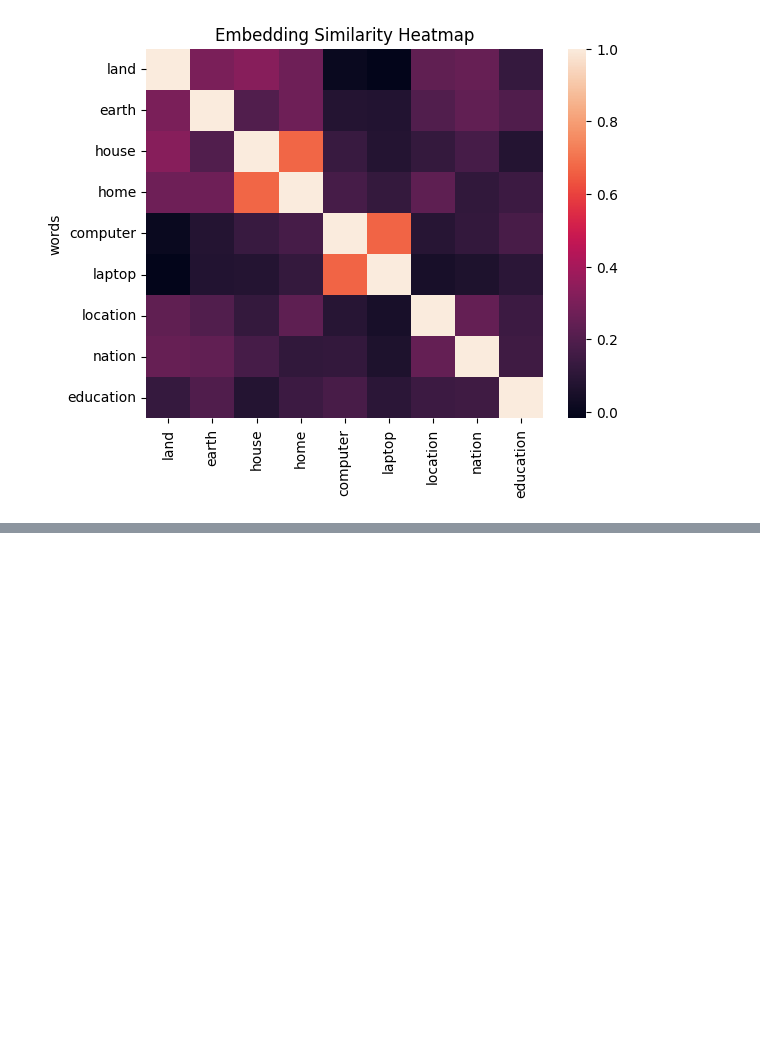
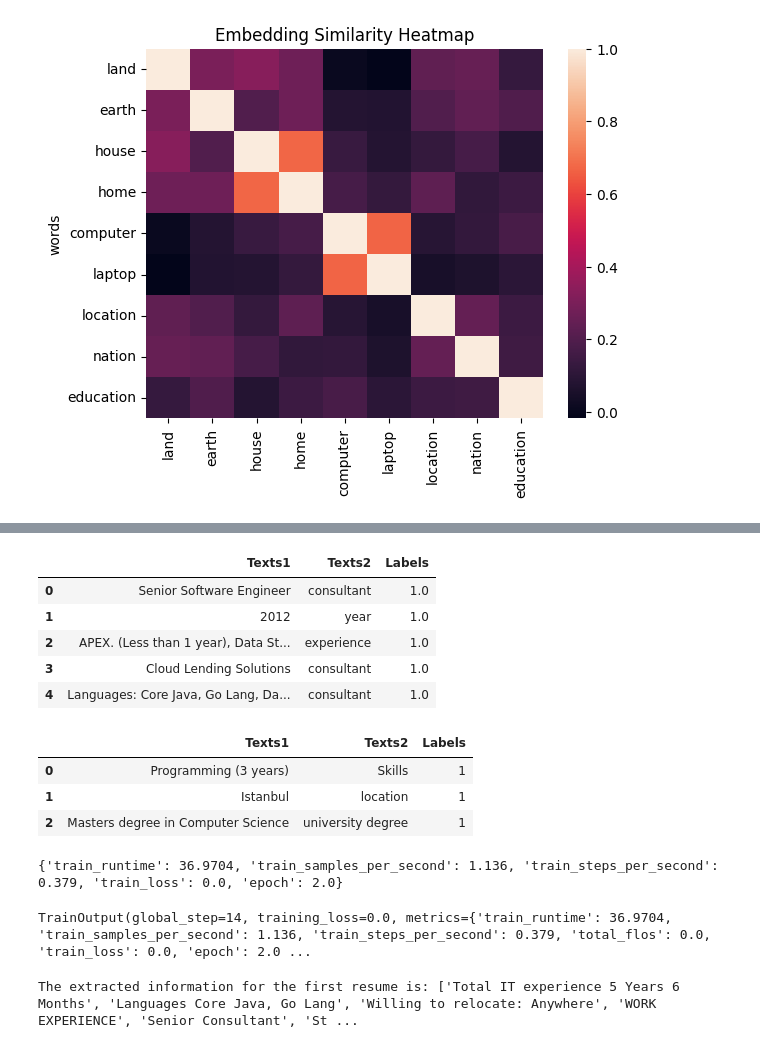
Before and after one commit to Ashraf-Moumin/Resume-Extraction, a Jupyter notebook: Main.ipynb, the cells around one changed output, grey strips where cells are left out. Drawn from its saved outputs; the diff is of its cells as text; code cells hidden in the pictures; blank space fills up the shorter version.

```diff
--- a/Main.ipynb
+++ b/Main.ipynb
@@ -148,0 +267,63 @@ Text(0.5, 1.0, 'Embedding Similarity Heatmap')
+# %%
+import numpy as np
+
+a= df.iloc[0,1] + df.iloc[1,1]
+b = ["consultant", "year", "experience", "consultant", "consultant", "website link", "cloud", "engineer", "location", "programming languages", "university degree", "university", "university", "test", "years", "analyst", "analyst", "location", "university degree", "test", "skills"]
+
+
+train_data = pd.DataFrame({'Texts1' : a, "Texts2": b,"Labels" : np.ones(len(a))})
+train_data.head()
+# %% [output]
+|  | Texts1 | Texts2 | Labels |
+| 0 | Senior Software Engineer | consultant | 1.0 |
+| 1 | 2012 | year | 1.0 |
+| 2 | APEX. (Less than 1 year), Data St... | experience | 1.0 |
+| 3 | Cloud Lending Solutions | consultant | 1.0 |
+| 4 | Languages: Core Java, Go Lang, Da... | consultant | 1.0 |
+# %%
+l1 = ["Programming (3 years)", "Istanbul","Masters degree in Computer Science"]
+l2 = ["Skills",  "location", "university degree"]
+
+val_data = pd.DataFrame({"Texts1": l1 , "Texts2": l2,"Labels": [1,1,1]})
+val_data
+# %% [output]
+|  | Texts1 | Texts2 | Labels |
+| 0 | Programming (3 years) | Skills | 1 |
+| 1 | Istanbul | location | 1 |
+| 2 | Masters degree in Computer Science | university degree | 1 |
+# %%
+from sentence_transformers import SentenceTransformer, SentenceTransformerTrainer, SentenceTransformerTrainingArguments
+from sentence_transformers.losses import CosineSimilarityLoss, CoSENTLoss
+from datasets import Dataset
+from torch import manual_seed
+
+manual_seed(0)
+
+#l = [[a[i],b[i]] for i in range(len(a))]
+
+model = SentenceTransformer('multi-qa-mpnet-base-cos-v1')
+
+loss = CoSENTLoss(model)
+
+train = Dataset.from_dict({'sentence1' : a, 'sentence2': b,"score" : np.ones(len(a))})
+val = Dataset.from_pandas(val_data)
+
+args = SentenceTransformerTrainingArguments(
+    output_dir = "models/trial",
+    num_train_epochs = 2,
+    per_device_train_batch_size = 3,
+    per_device_eval_batch_size = 2
+)
+
+trainer = SentenceTransformerTrainer(model= model, args=args, train_dataset=train, eval_dataset=val,loss=loss)
+
+trainer.train()
+# %% [output]
+{'train_runtime': 36.9704, 'train_samples_per_second': 1.136, 'train_steps_per_second': 0.379, 'train_loss': 0.0, 'epoch': 2.0}
+TrainOutput(global_step=14, training_loss=0.0, metrics={'train_runtime': 36.9704, 'train_samples_per_second': 1.136, 'train_steps_per_second': 0.379, 'total_flos': 0.0, 'train_loss': 0.0, 'epoch': 2.0 ...
+# %%
+from script import evaluate
+
+print(f'The extracted information for the first resume is: {list(evaluate(df.iloc[0,0]))}')
+# %% [output]
+The extracted information for the first resume is: ['Total IT experience 5 Years 6 Months', 'Languages Core Java, Go Lang', 'Willing to relocate: Anywhere', 'WORK EXPERIENCE', 'Senior Consultant', 'St ...
```
Also changed, not shown: parts of 14 cells of this notebook, 3 other files.
